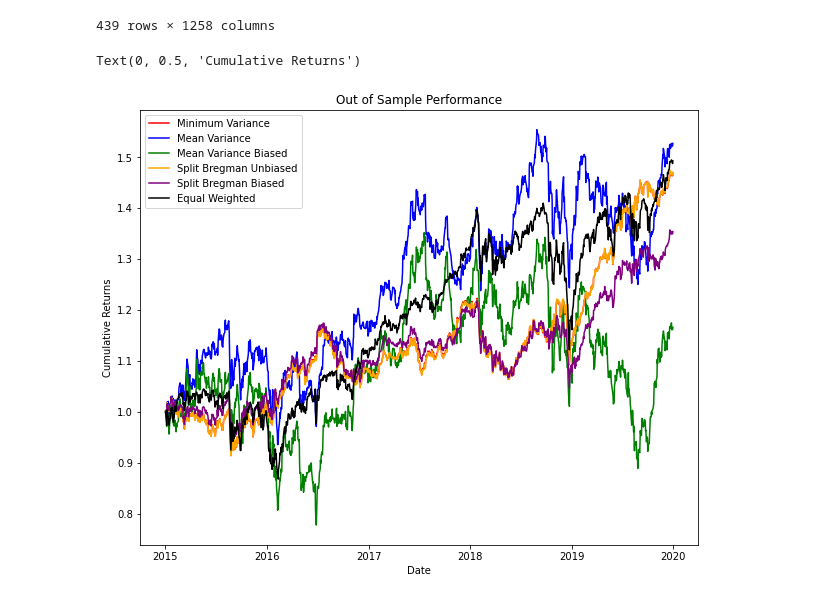
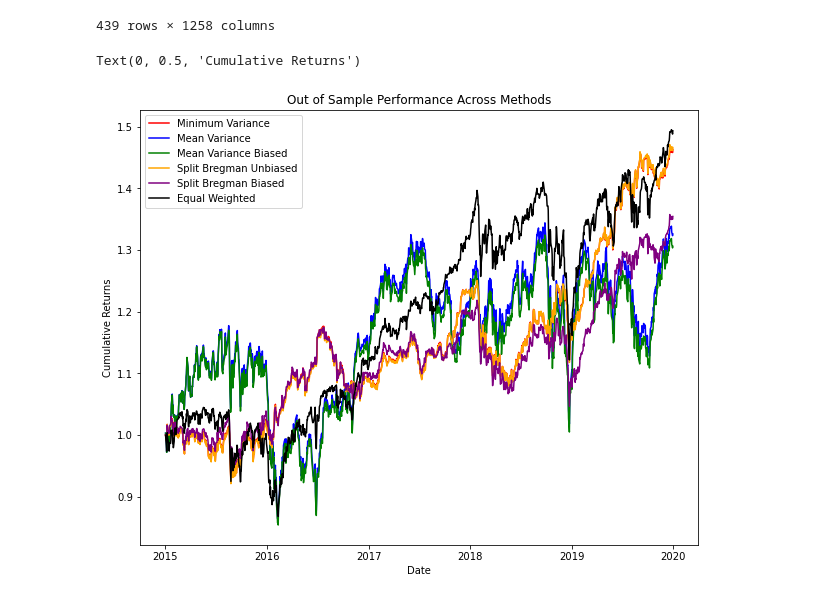
Before and after one commit to jasonbohne123/Split_Bregman_MPT, a Jupyter notebook: Portfolio_Optimization/Alternative_Comparisons.ipynb, the cells around one changed output. Saved outputs shown, nothing was run; the diff lists cells and outputs as text; code cells hidden in the pictures.

```diff
--- a/Portfolio_Optimization/Alternative_Comparisons.ipynb
+++ b/Portfolio_Optimization/Alternative_Comparisons.ipynb
@@ -143,7 +143,7 @@ Optimal Std: 1.44
 # %% [markdown]
 ### Solve for this portfolio of expected return
 # %%
-optimal_mean_var_weights = MinVarPort(cov, mean,fixed_return=optimal_mean,flag= False)
+optimal_mean_var_weights = MinVarPort(cov, mean,fixed_return=optimal_mean,flag= False, max_pos=ub)
 # %%
 fig,ax=plt.subplots(figsize=(10,5))
 ax.set_title("Optimal Mean-Variance Portfolio Weights")
@@ -165,13 +165,13 @@ bias_cov=reg_cov(train_data)
 # %% [markdown]
 ### Compute Min Var and Max Return Portfolio for Bounds
 # %%
-min_bias_var_weights=MinVarPort(bias_cov)
+min_bias_var_weights=MinVarPort(bias_cov,max_pos=ub)
 min_bias_port_return=np.dot(min_bias_var_weights,bias_mean)
 print(f"Minimum variance portfolio return: {round(min_bias_port_return,2)}")
 # %% [output]
 Minimum variance portfolio return: 0.04
 # %%
-max_bias_ret_port=MaxRetPort(bias_mean)
+max_bias_ret_port=MaxRetPort(bias_mean,max_pos=ub)
 max_bias_port_return = max_bias_ret_port.dot(bias_mean.T)
 print(f"Maximum Return Portfolio Expected Return: {round(max_bias_port_return,2)}")
 # %% [output]
@@ -211,7 +211,7 @@ Optimal Std: 1.89
 # %% [markdown]
 ### Solve Optimal Biased Estimators Portfolio
 # %%
-optimal_bias_portfolio=MinVarPort(bias_cov,bias_mean,fixed_return=biased_optimal_mean,flag=False)
+optimal_bias_portfolio=MinVarPort(bias_cov,bias_mean,fixed_return=biased_optimal_mean,flag=False,max_pos=ub)
 # %%
 fig,ax=plt.subplots(figsize=(10,5))
 ax.set_title("Mean-Variance Portfolio Weights with Biased Covariance and Mean")
@@ -351,27 +351,27 @@ test_data.T/100
 # %%
 cum_returns_1=np.cumprod(1+np.dot(min_var_weights,test_data.T/100))
 cum_returns_2=np.cumprod(1+np.dot(optimal_mean_var_weights,test_data.T/100))
 cum_returns_3=np.cumprod(1+np.dot(optimal_bias_portfolio,test_data.T/100))
 cum_returns_4=np.cumprod(1+np.dot(w_sb_unbias,test_data.T/100))
 cum_returns_5=np.cumprod(1+np.dot(w_sb_bias,test_data.T/100))
 
 cum_returns_equal=np.cumprod(1+np.dot(np.ones(len(mean))/len(mean),test_data.T/100))
 
 
 fig,ax=plt.subplots(figsize=(10,8))
-plt.title("Out of Sample Performance")
+plt.title("Out of Sample Performance Across Methods")
 plt.plot(pd.to_datetime(test_data.index),cum_returns_1,label='Minimum Variance',color='red')
 plt.plot(pd.to_datetime(test_data.index),cum_returns_2,label='Mean Variance',color='blue')
 plt.plot(pd.to_datetime(test_data.index),cum_returns_3,label='Mean Variance Biased',color='green')
 plt.plot(pd.to_datetime(test_data.index),cum_returns_4,label='Split Bregman Unbiased',color='orange')
 plt.plot(pd.to_datetime(test_data.index),cum_returns_5,label='Split Bregman Biased',color='purple')
 plt.plot(pd.to_datetime(test_data.index),cum_returns_equal,label='Equal Weighted',color='black')
 plt.legend()
 plt.xlabel("Date")
 plt.ylabel("Cumulative Returns")
 # %% [output]
 Text(0, 0.5, 'Cumulative Returns')
-[figure, old version]
+[figure, new version]
 # %%
 def get_sharpe(port_returns,rf=0.025):
     de_meaned_returns=port_returns-1
```
Also changed, not shown: parts of 18 cells of this notebook, 2 other files.
